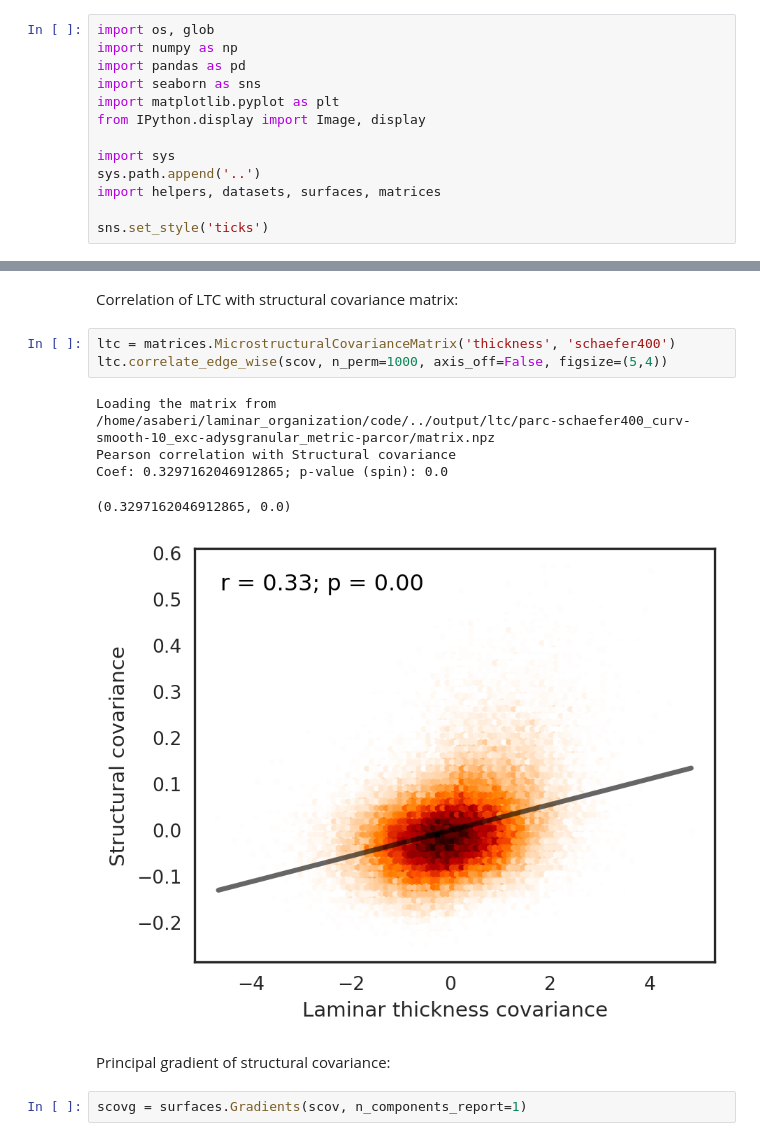
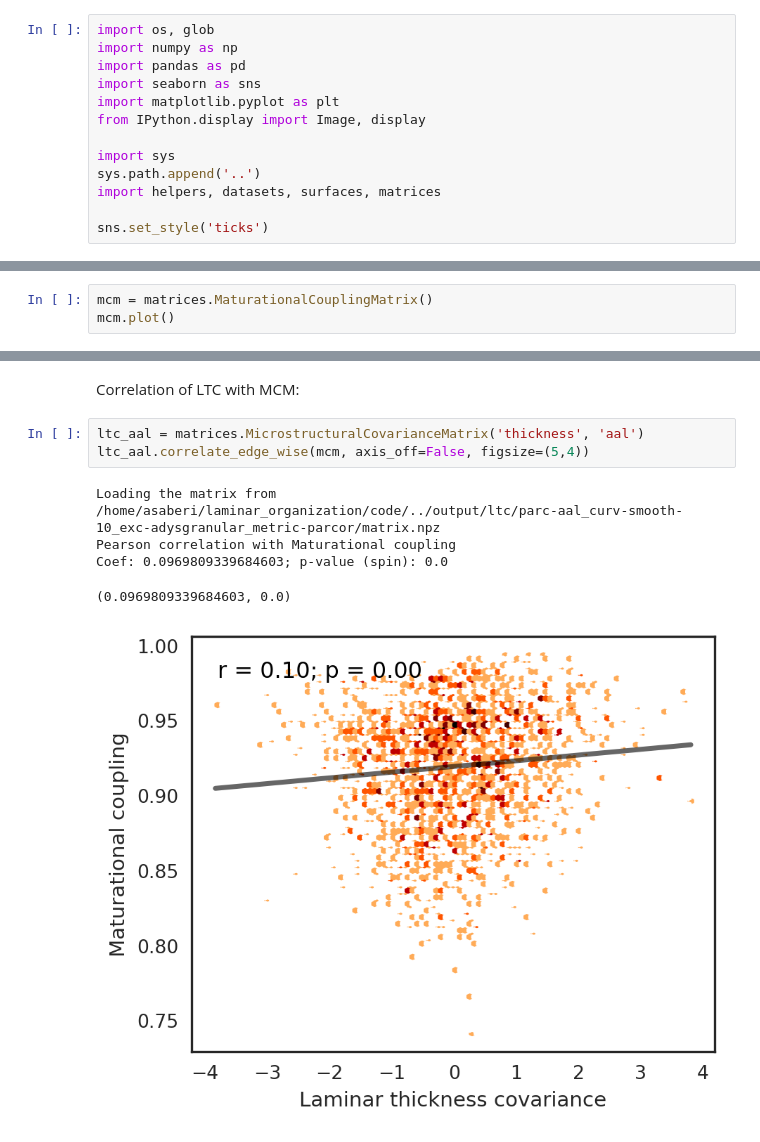
Before and after one commit to amnsbr/laminar_organization, a Jupyter notebook: code/figures/Fig_S17.ipynb, the cells around one changed output, grey strips where cells are left out. Drawn from its saved outputs; the diff is of its cells as text.

```diff
--- a/code/figures/Fig_S17.ipynb
+++ b/code/figures/Fig_S17.ipynb
@@ -23,0 +16,3 @@ scov.plot(vrange='sym')
+# %%
+mcm = matrices.MaturationalCouplingMatrix()
+mcm.plot()
@@ -24,15 +22,11 @@ scov.plot(vrange='sym')
 # %% [markdown]
-Correlation of LTC with structural covariance matrix:
+Correlation of LTC with MCM:
 # %%
-ltc = matrices.MicrostructuralCovarianceMatrix('thickness', 'schaefer400')
-ltc.correlate_edge_wise(scov, n_perm=1000, axis_off=False, figsize=(5,4))
+ltc_aal = matrices.MicrostructuralCovarianceMatrix('thickness', 'aal')
+ltc_aal.correlate_edge_wise(mcm, axis_off=False, figsize=(5,4))
 # %% [output]
-Loading the matrix from /home/asaberi/laminar_organization/code/../output/ltc/parc-schaefer400_curv-smooth-10_exc-adysgranular_metric-parcor/matrix.npz
-Pearson correlation with Structural covariance
-Coef: 0.3297162046912865; p-value (spin): 0.0
+Loading the matrix from /home/asaberi/laminar_organization/code/../output/ltc/parc-aal_curv-smooth-10_exc-adysgranular_metric-parcor/matrix.npz
+Pearson correlation with Maturational coupling
+Coef: 0.0969809339684603; p-value (spin): 0.0
-(0.3297162046912865, 0.0)
+(0.0969809339684603, 0.0)
-[figure, old version]
+[figure, new version]
-# %% [markdown]
-Principal gradient of structural covariance:
-# %%
-scovg = surfaces.Gradients(scov, n_components_report=1)
```
Also changed, not shown: parts of 23 cells of this notebook, 2 other files.
